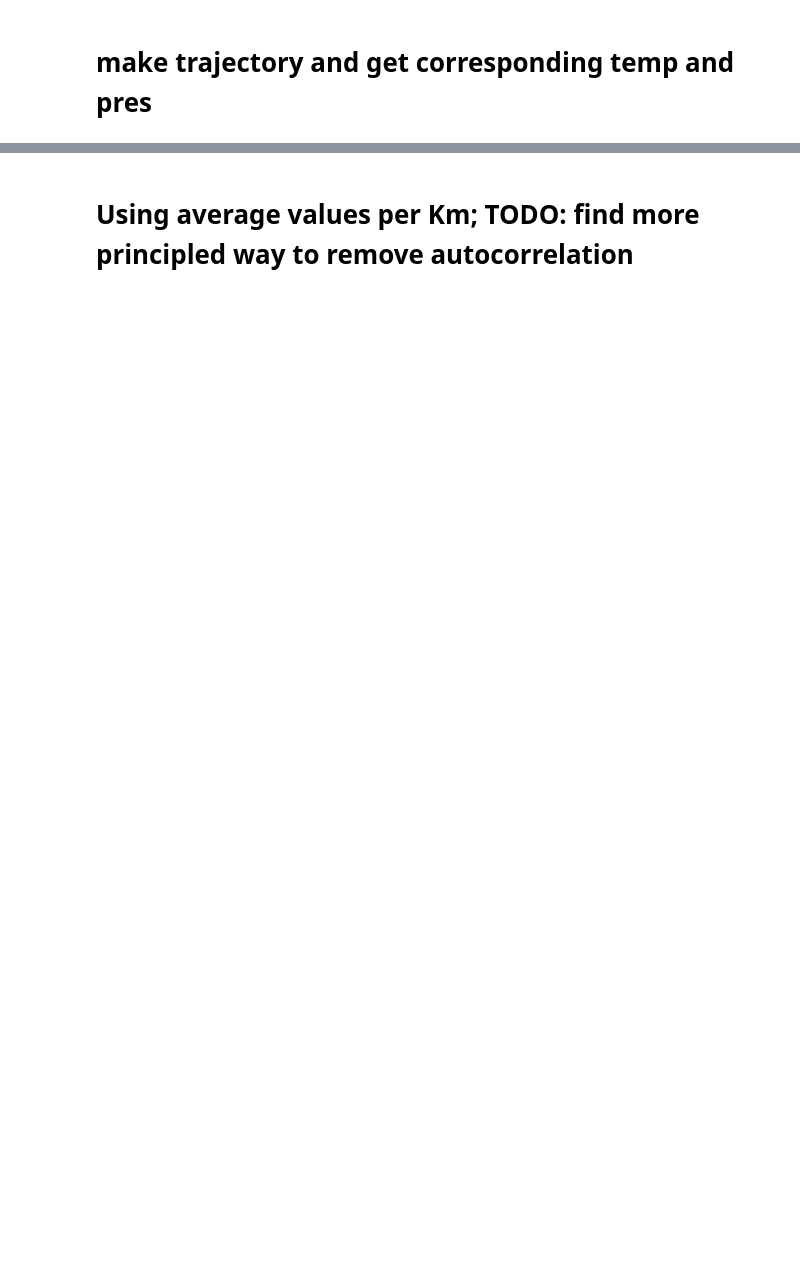
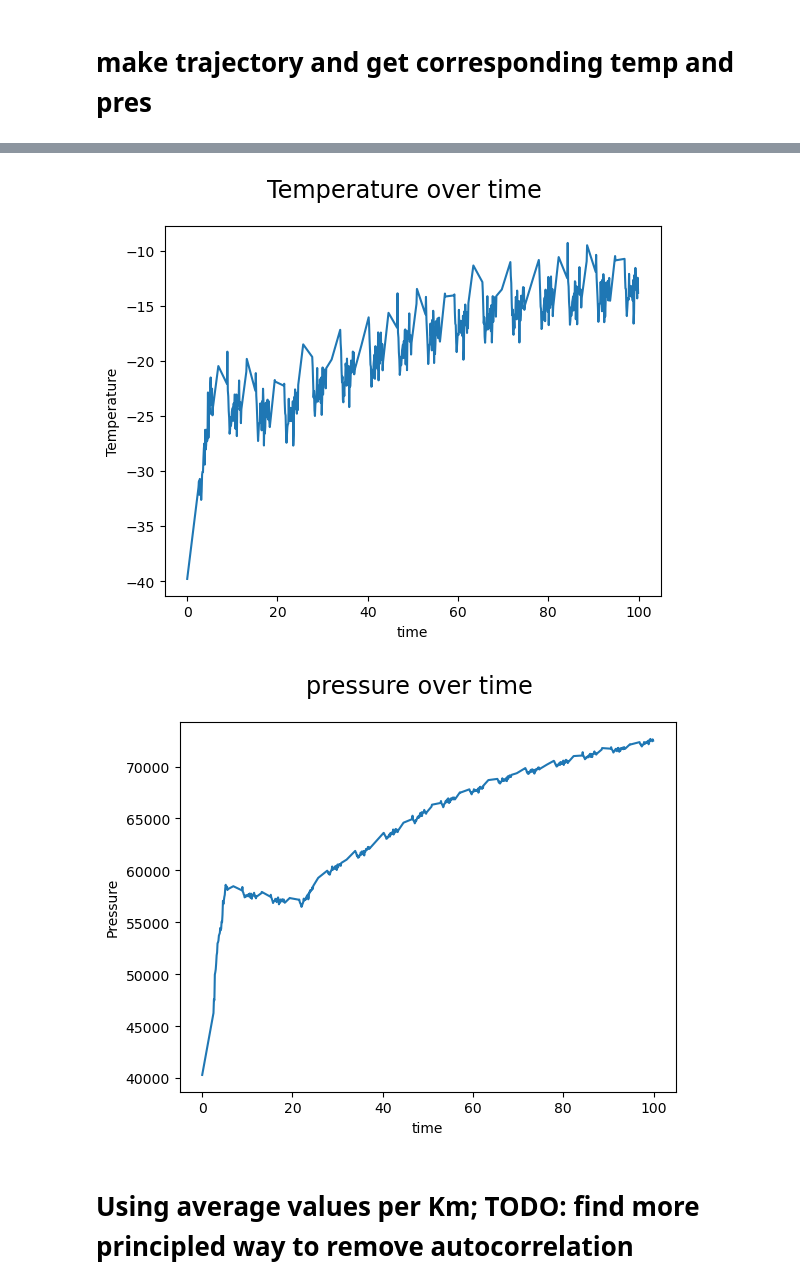
Before and after one commit to wmbelk/Weather, a Jupyter notebook: genEnv.ipynb, the cells around one changed output, grey strips where cells are left out. Cells and saved outputs as stored; diff of their text form; code cells hidden in the pictures; blank space fills up the shorter version.

```diff
--- a/genEnv.ipynb
+++ b/genEnv.ipynb
@@ -228,14 +251,17 @@ xr_y = xr.DataArray(y, dims=['time'], coords={'time': time})
 xr_z = xr.DataArray(z, dims=['time'], coords={'time': time})
 
 xr_traj_env = xr_temp_pres.interp(lat=xr_x,long=xr_y,alt=xr_z)#, method='nearest')
-xr_traj_env.interpolate_na(dim='time', method='linear', fill_value="extrapolate")
+xr_traj_env = xr_traj_env.interpolate_na(dim='time', method='linear', fill_value="extrapolate")
 # %%
 xr_traj_env.Temperature.plot()
 plt.suptitle('Temperature over time', fontsize = 'xx-large')
 plt.show()
-xr_traj_env.pressure.plot()
+xr_traj_env.Pressure.plot()
 plt.suptitle('pressure over time', fontsize = 'xx-large')
 plt.show()
+# %% [output]
+[figure, added]
+[figure, added]
 # %%
 #add wind direction and speed then its velocity relvant to the trajectory
 wind_direction = 180 #degrees from north is 0, from east is 90, from south is 180, from west is 270
```
Also changed, not shown: parts of 36 cells of this notebook, 1 other file.
